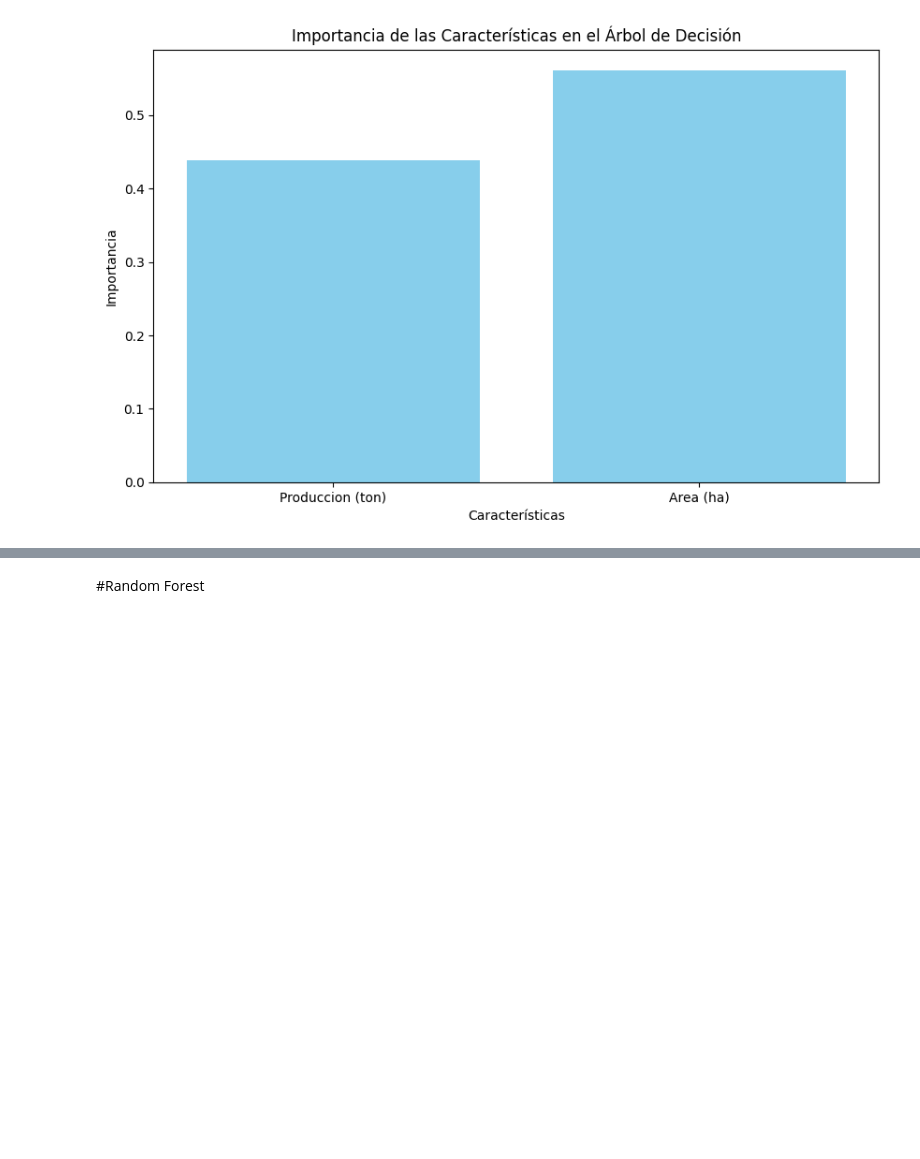
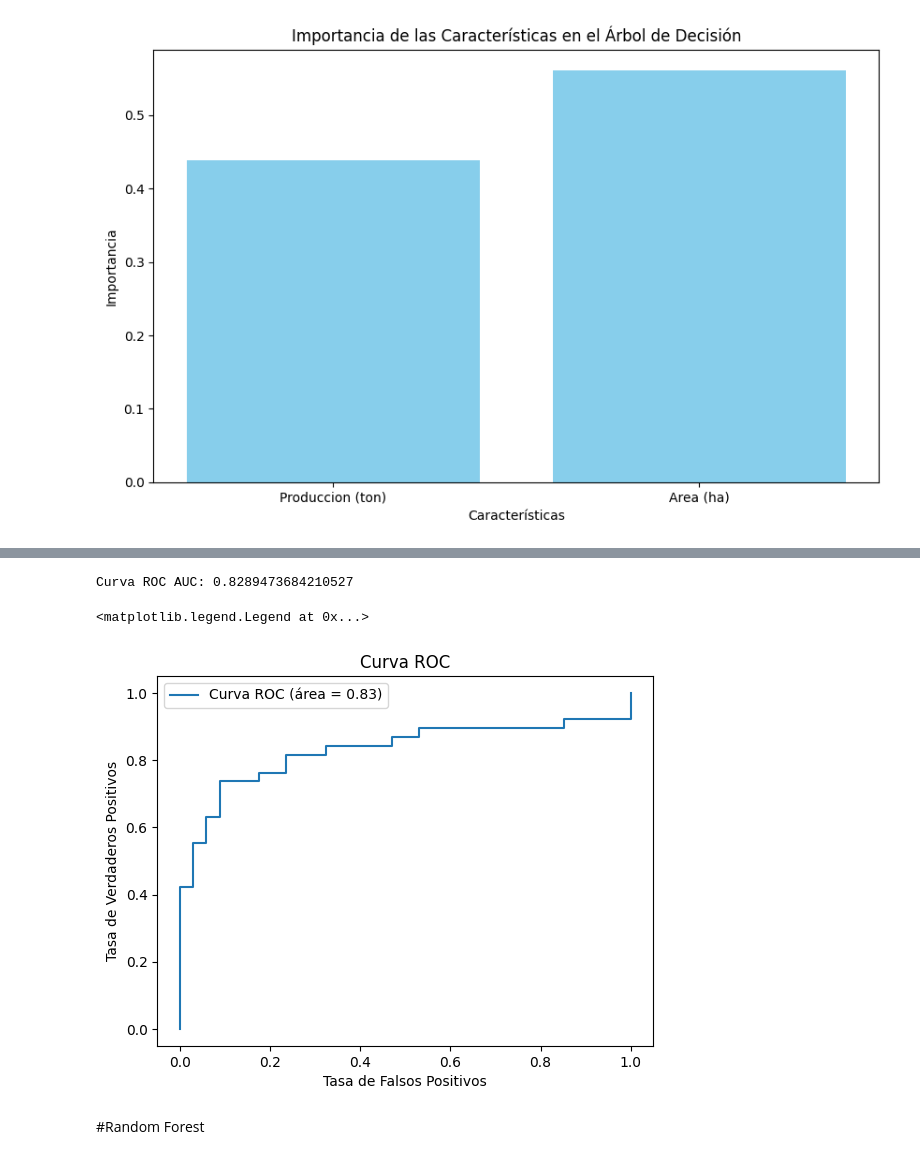
Before and after one commit to Alexis-pr/JavaScript, a Jupyter notebook: Proyecto_Unificado.ipynb, the cells around one changed output, grey strips where cells are left out. Saved outputs shown, nothing was run; the diff lists cells and outputs as text; code cells hidden in the pictures; blank space fills up the shorter version.

```diff
--- a/Proyecto_Unificado.ipynb
+++ b/Proyecto_Unificado.ipynb
@@ -153,3 +219,21 @@ plt.show()
+# %%
+#Curva ROC
+y_probabilidades = naive_modelo.predict_proba(X_test)[:, 1]
+
+fpr, tpr, thresholds = roc_curve(Y_test, y_probabilidades)
+
+curva_roc = roc_auc_score(Y_test, y_probabilidades)
+print("Curva ROC AUC:", curva_roc)
+
+plt.plot(fpr, tpr, label='Curva ROC (área = %0.2f)' % curva_roc)
+plt.xlabel('Tasa de Falsos Positivos')
+plt.ylabel('Tasa de Verdaderos Positivos')
+plt.title('Curva ROC')
+plt.legend()
+# %% [output]
+Curva ROC AUC: 0.8289473684210527
+<matplotlib.legend.Legend at 0x...>
+[figure, added]
 # %% [markdown]
 #Random Forest
 # %%
```
Also changed, not shown: parts of 13 cells of this notebook.
